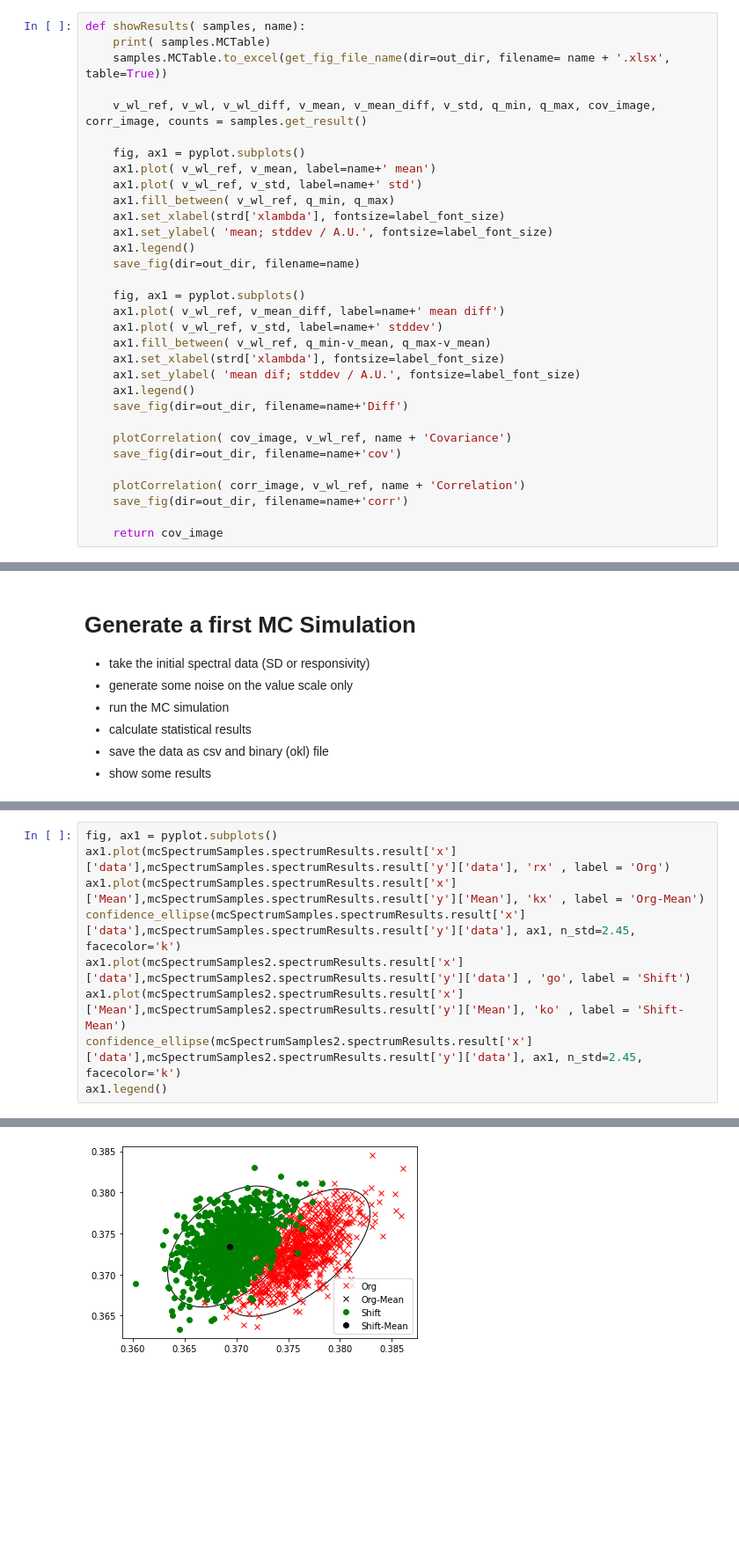
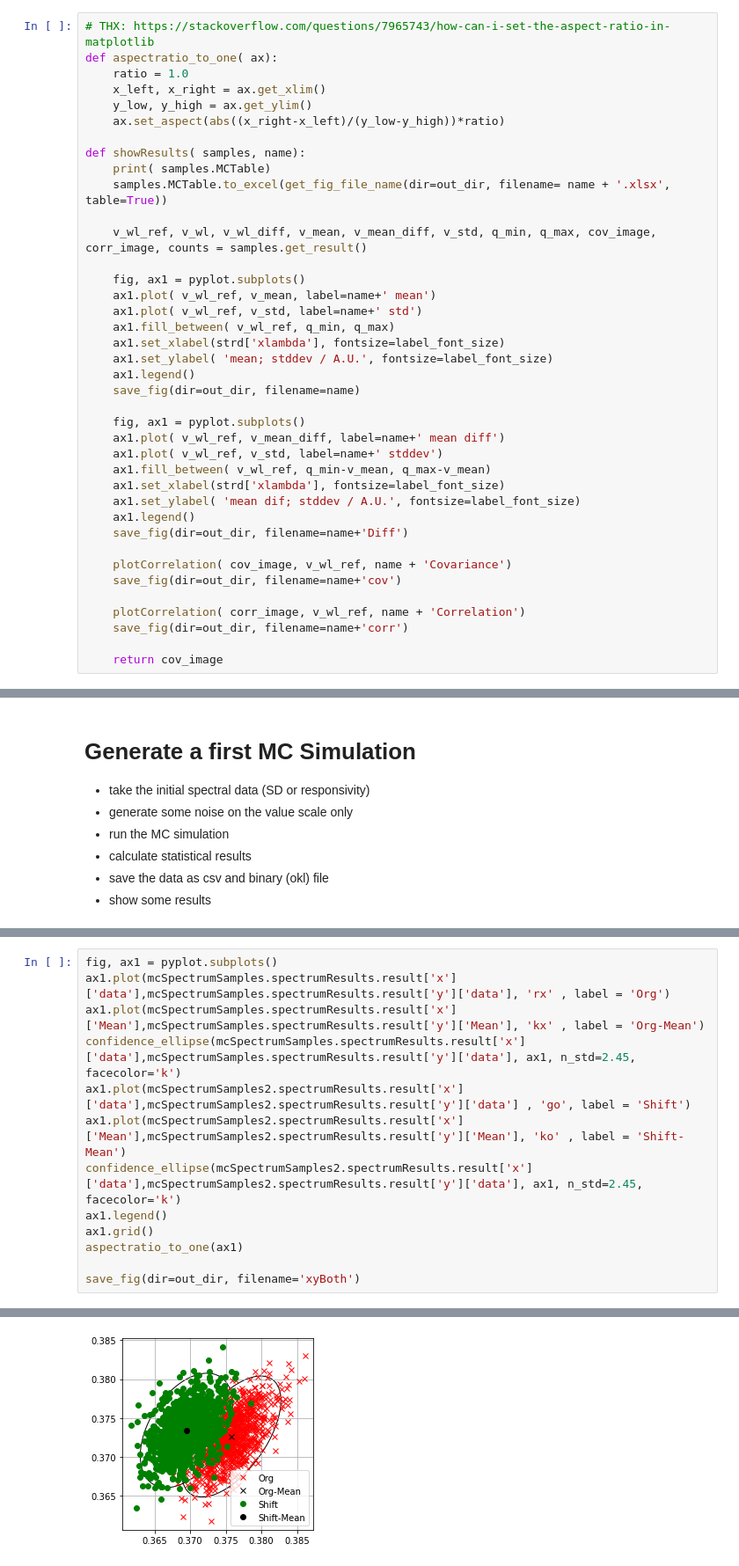
Before and after one commit to empir19nrm02/empir19nrm02, a Jupyter notebook: empir19nrm02/Jupyter/DoETest.ipynb, the cells around one changed output, grey strips where cells are left out. Shown at 88% size. Drawn from its saved outputs; the diff is of its cells as text; blank space fills up the shorter version.

```diff
--- a/empir19nrm02/Jupyter/DoETest.ipynb
+++ b/empir19nrm02/Jupyter/DoETest.ipynb
@@ -174,6 +177,13 @@ mc_cov['cov']=True
 mc_file = mc_disable.copy()
 mc_file['file']=True
 # %%
+# THX: https://stackoverflow.com/questions/7965743/how-can-i-set-the-aspect-ratio-in-matplotlib
+def aspectratio_to_one( ax):
+    ratio = 1.0
+    x_left, x_right = ax.get_xlim()
+    y_low, y_high = ax.get_ylim()
+    ax.set_aspect(abs((x_right-x_left)/(y_low-y_high))*ratio)
+
 def showResults( samples, name):
     print( samples.MCTable)
     samples.MCTable.to_excel(get_fig_file_name(dir=out_dir, filename= name + '.xlsx', table=True))
@@ -345,4 +355,8 @@ ax1.plot(mcSpectrumSamples2.spectrumResults.result['x']['data'],mcSpectrumSample
 ax1.plot(mcSpectrumSamples2.spectrumResults.result['x']['Mean'],mcSpectrumSamples2.spectrumResults.result['y']['Mean'], 'ko' , label = 'Shift-Mean')
 confidence_ellipse(mcSpectrumSamples2.spectrumResults.result['x']['data'],mcSpectrumSamples2.spectrumResults.result['y']['data'], ax1, n_std=2.45, facecolor='k')
 ax1.legend()
+ax1.grid()
+aspectratio_to_one(ax1)
+
+save_fig(dir=out_dir, filename='xyBoth')
 # %% [output]
@@ -350,4 +363,4 @@ ax1.legend()
-[figure, old version]
+[figure, new version]
 # %%
 x1 = np.array((mcSpectrumSamples.spectrumResults.result['x']['Mean'],mcSpectrumSamples.spectrumResults.result['y']['Mean']))
 data_x1 = np.array((mcSpectrumSamples.spectrumResults.result['x']['data'],mcSpectrumSamples.spectrumResults.result['y']['data']))
```
Also changed, not shown: parts of 10 cells of this notebook, 1 other file.
